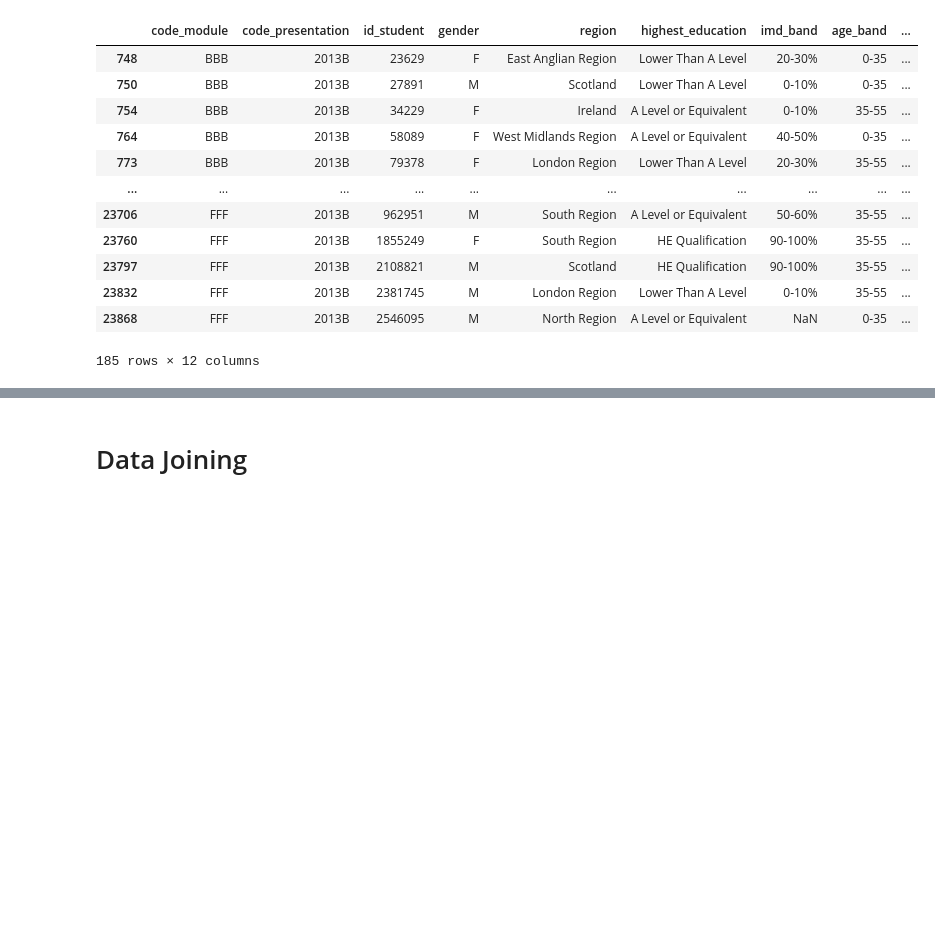
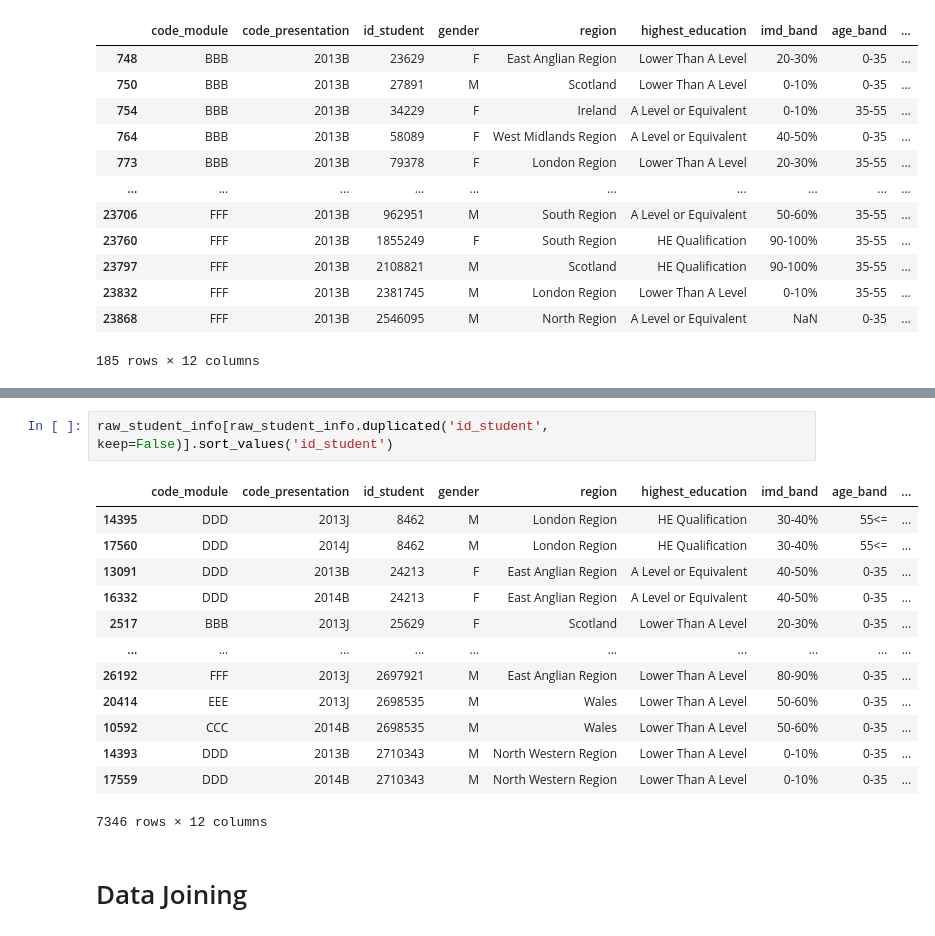
Before and after one commit to tevfikcagridural/student-success, a Jupyter notebook: Data_Wrangling.ipynb, the cells around one changed output, grey strips where cells are left out. Drawn from its saved outputs; the diff is of its cells as text; blank space fills up the shorter version.

```diff
--- a/Data_Wrangling.ipynb
+++ b/Data_Wrangling.ipynb
@@ -207,3 +339,19 @@ There are such rows, so we don't have any information about their former attempt
+# %%
+raw_student_info[raw_student_info.duplicated('id_student', keep=False)].sort_values('id_student')
+# %% [output]
+|  | code_module | code_presentation | id_student | gender | region | highest_education | imd_band | age_band | ... |
+| 14395 | DDD | 2013J | 8462 | M | London Region | HE Qualification | 30-40% | 55<= | ... |
+| 17560 | DDD | 2014J | 8462 | M | London Region | HE Qualification | 30-40% | 55<= | ... |
+| 13091 | DDD | 2013B | 24213 | F | East Anglian Region | A Level or Equivalent | 40-50% | 0-35 | ... |
+| 16332 | DDD | 2014B | 24213 | F | East Anglian Region | A Level or Equivalent | 40-50% | 0-35 | ... |
+| 2517 | BBB | 2013J | 25629 | F | Scotland | Lower Than A Level | 20-30% | 0-35 | ... |
+| ... | ... | ... | ... | ... | ... | ... | ... | ... | ... |
+| 26192 | FFF | 2013J | 2697921 | M | East Anglian Region | Lower Than A Level | 80-90% | 0-35 | ... |
+| 20414 | EEE | 2013J | 2698535 | M | Wales | Lower Than A Level | 50-60% | 0-35 | ... |
+| 10592 | CCC | 2014B | 2698535 | M | Wales | Lower Than A Level | 50-60% | 0-35 | ... |
+| 14393 | DDD | 2013B | 2710343 | M | North Western Region | Lower Than A Level | 0-10% | 0-35 | ... |
+| 17559 | DDD | 2014B | 2710343 | M | North Western Region | Lower Than A Level | 0-10% | 0-35 | ... |
+7346 rows × 12 columns
 # %% [markdown]
 # Data Joining
 # %% [markdown]
```
Also changed, not shown: parts of 31 cells of this notebook.
